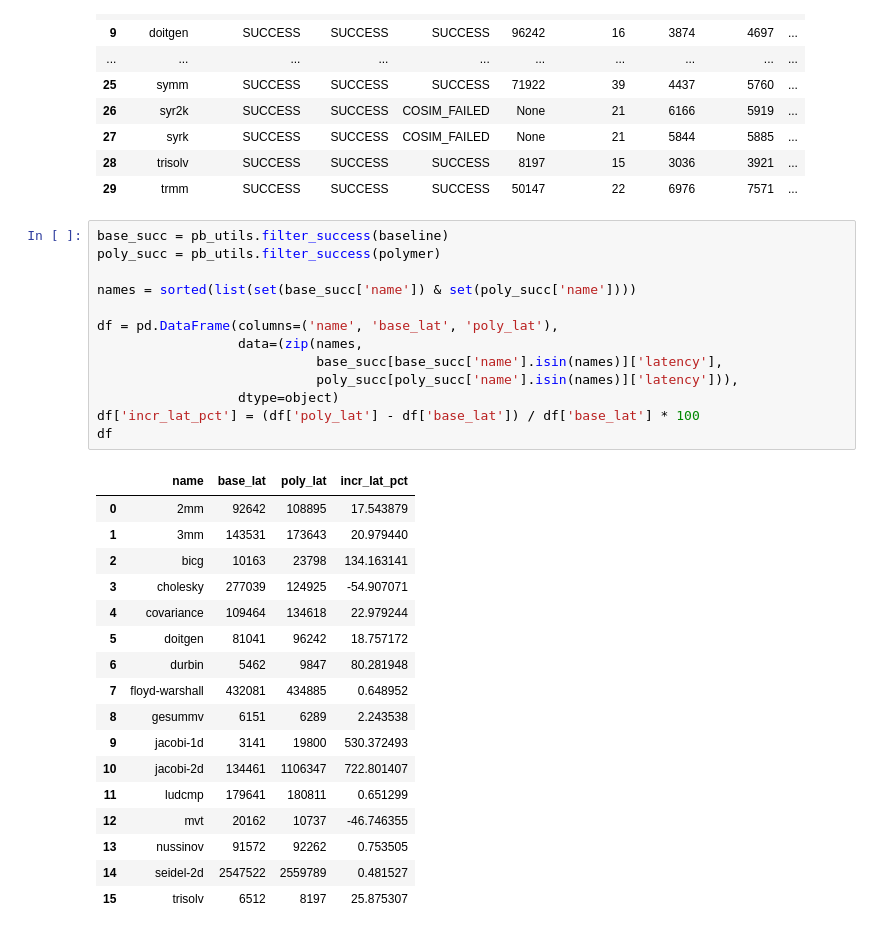
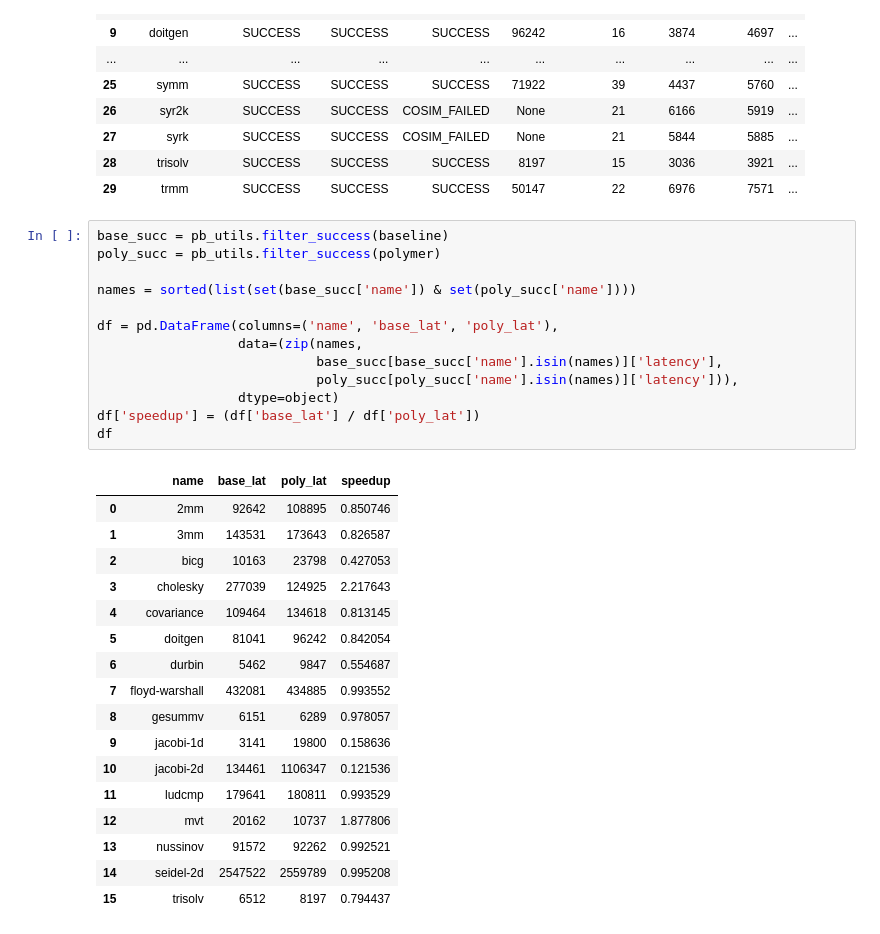
Before and after one commit to kumasento/polsca, a Jupyter notebook: notebooks/polybench-results.ipynb, the cells around one changed output. Saved outputs shown, nothing was run; the diff lists cells and outputs as text.

Commit message:
Changed polybench report speedup column
Signed-off-by: Ruizhe Zhao <vincentzhaorz@gmail.com>

```diff
--- a/notebooks/polybench-results.ipynb
+++ b/notebooks/polybench-results.ipynb
@@ -128,31 +128,31 @@ polymer
 # %%
 base_succ = pb_utils.filter_success(baseline)
 poly_succ = pb_utils.filter_success(polymer)
 
 names = sorted(list(set(base_succ['name']) & set(poly_succ['name'])))
 
 df = pd.DataFrame(columns=('name', 'base_lat', 'poly_lat'),
                   data=(zip(names,
                             base_succ[base_succ['name'].isin(names)]['latency'],
                             poly_succ[poly_succ['name'].isin(names)]['latency'])),
                   dtype=object)
-df['incr_lat_pct'] = (df['poly_lat'] - df['base_lat']) / df['base_lat'] * 100
+df['speedup'] = (df['base_lat'] / df['poly_lat'])
 df
 # %% [output]
-|  | name | base_lat | poly_lat | incr_lat_pct |
-| 0 | 2mm | 92642 | 108895 | 17.543879 |
-| 1 | 3mm | 143531 | 173643 | 20.979440 |
-| 2 | bicg | 10163 | 23798 | 134.163141 |
-| 3 | cholesky | 277039 | 124925 | -54.907071 |
-| 4 | covariance | 109464 | 134618 | 22.979244 |
-| 5 | doitgen | 81041 | 96242 | 18.757172 |
-| 6 | durbin | 5462 | 9847 | 80.281948 |
-| 7 | floyd-warshall | 432081 | 434885 | 0.648952 |
-| 8 | gesummv | 6151 | 6289 | 2.243538 |
-| 9 | jacobi-1d | 3141 | 19800 | 530.372493 |
-| 10 | jacobi-2d | 134461 | 1106347 | 722.801407 |
-| 11 | ludcmp | 179641 | 180811 | 0.651299 |
-| 12 | mvt | 20162 | 10737 | -46.746355 |
-| 13 | nussinov | 91572 | 92262 | 0.753505 |
-| 14 | seidel-2d | 2547522 | 2559789 | 0.481527 |
-| 15 | trisolv | 6512 | 8197 | 25.875307 |
+|  | name | base_lat | poly_lat | speedup |
+| 0 | 2mm | 92642 | 108895 | 0.850746 |
+| 1 | 3mm | 143531 | 173643 | 0.826587 |
+| 2 | bicg | 10163 | 23798 | 0.427053 |
+| 3 | cholesky | 277039 | 124925 | 2.217643 |
+| 4 | covariance | 109464 | 134618 | 0.813145 |
+| 5 | doitgen | 81041 | 96242 | 0.842054 |
+| 6 | durbin | 5462 | 9847 | 0.554687 |
+| 7 | floyd-warshall | 432081 | 434885 | 0.993552 |
+| 8 | gesummv | 6151 | 6289 | 0.978057 |
+| 9 | jacobi-1d | 3141 | 19800 | 0.158636 |
+| 10 | jacobi-2d | 134461 | 1106347 | 0.121536 |
+| 11 | ludcmp | 179641 | 180811 | 0.993529 |
+| 12 | mvt | 20162 | 10737 | 1.877806 |
+| 13 | nussinov | 91572 | 92262 | 0.992521 |
+| 14 | seidel-2d | 2547522 | 2559789 | 0.995208 |
+| 15 | trisolv | 6512 | 8197 | 0.794437 |
```
